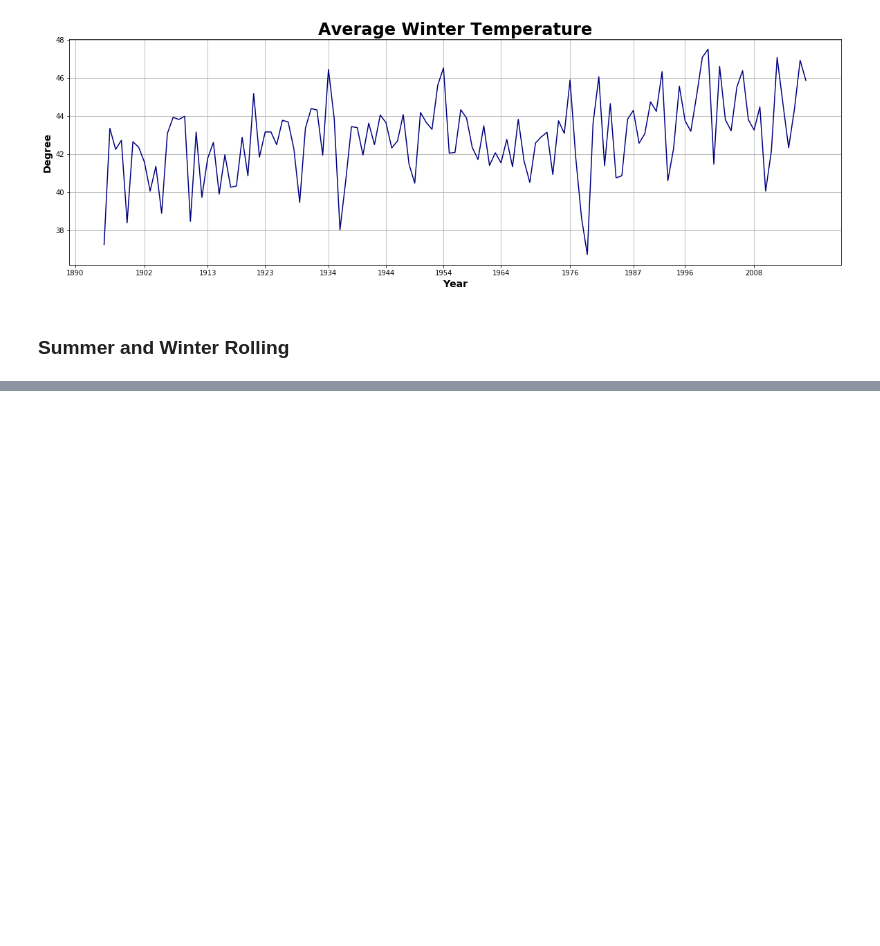
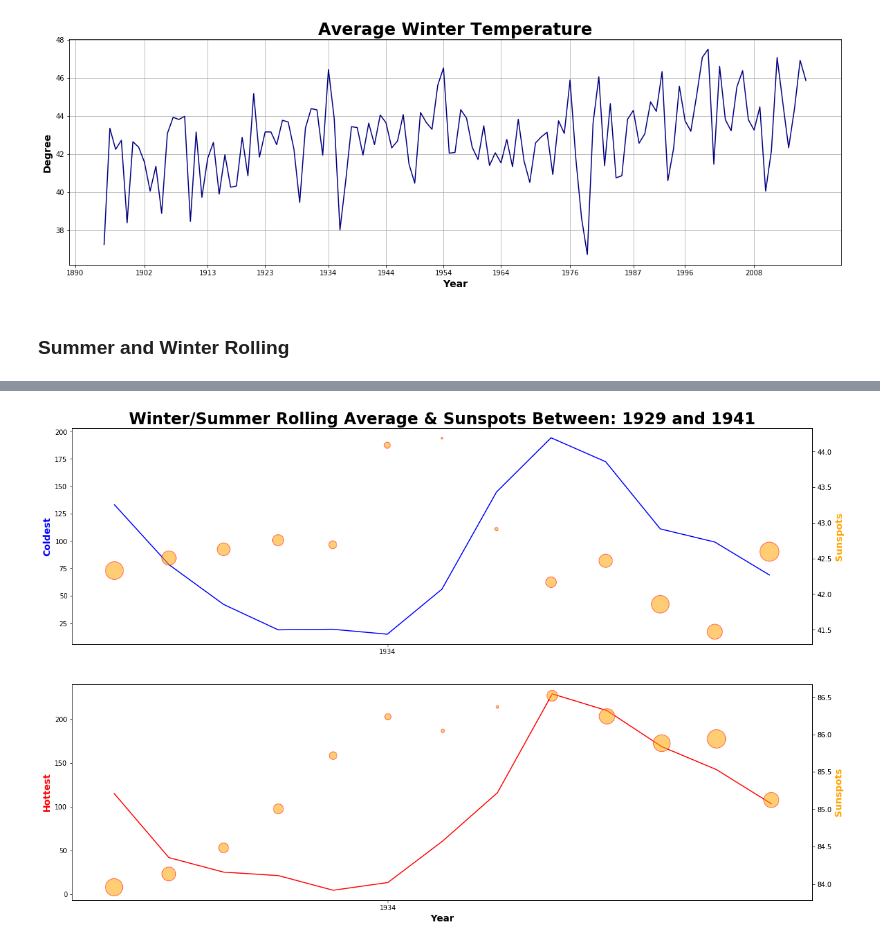
Before and after one commit to A-Grabish/solis-projectum, a Jupyter notebook: Final/Solis-Projectum-Data.Analysis.ipynb, the cells around one changed output, grey strips where cells are left out. Saved outputs shown, nothing was run; the diff lists cells and outputs as text; code cells hidden in the pictures; blank space fills up the shorter version.

```diff
--- a/Final/Solis-Projectum-Data.Analysis.ipynb
+++ b/Final/Solis-Projectum-Data.Analysis.ipynb
@@ -220,0 +302,45 @@ plt.show()
+# %%
+sunspot_winter_mean_year_range = sunspot_winter_mean_year_range.set_index("Year")
+temp_min_winter_rolling_mean_year_range = temp_min_winter_rolling_mean_year_range.set_index("Winter Year")
+
+sunspot_summer_mean_year_range = \
+    pd.DataFrame(sunspot_summer_mean_df[(pd.to_numeric(sunspot_summer_mean_df["Year"]) >= year_start) & \
+                                        (pd.to_numeric(sunspot_summer_mean_df["Year"]) <= year_end)])
+
+temp_max_summer_rolling_mean_year_range = \
+    pd.DataFrame(temp_max_summer_rolling_mean_df[(pd.to_numeric(temp_max_summer_rolling_mean_df["Year"]) >= year_start) & \
+                                                 (pd.to_numeric(temp_max_summer_rolling_mean_df["Year"]) <= year_end)])
+
+sunspot_summer_mean_year_range = sunspot_summer_mean_year_range.set_index("Year")
+temp_max_summer_rolling_mean_year_range = temp_max_summer_rolling_mean_year_range.set_index("Year")
+# %%
+# Generate the Plot
+fig1 = plt.figure(figsize = (20,6))
+fig2 = plt.figure(figsize = (20,6))
+ax1 = fig1.add_subplot(1, 1, 1)
+ax2 = ax1.twinx()
+
+ax11 = fig2.add_subplot(1, 1, 1)
+ax22 = ax11.twinx()
+
+ax1.set_title("Winter/Summer Rolling Average & Sunspots Between: "+str(year_start)+" and "+str(year_end),fontdict = {'fontsize': 24, 'fontweight': 'bold'})
+ax11.set_xlabel("Year", fontdict = {'fontsize': 14, 'fontweight': 'bold'})
+ax1.set_ylabel("Coldest", fontdict = {'fontsize': 14, 'fontweight': 'bold'}, color = "blue")
+ax11.set_ylabel("Hottest", fontdict = {'fontsize': 14, 'fontweight': 'bold'}, color = "red")
+ax2.set_ylabel("Sunspots", fontdict = {'fontsize': 14, 'fontweight': 'bold'}, color = "orange")
+ax22.set_ylabel("Sunspots", fontdict = {'fontsize': 14, 'fontweight': 'bold'}, color = "orange")
+
+ax1.set_xticks(solar_minimum_years)
+ax22.set_xticks(solar_minimum_years)
+ax1.plot(x_axis, sunspot_winter_mean_year_range, color='blue')
+ax11.plot(x_axis, sunspot_summer_mean_year_range, color='red')
+
+ax2.scatter(x_axis, temp_min_winter_rolling_mean_year_range, color='orange', edgecolors='red', s=(sunspot_winter_mean*6.5), alpha=.55)
+ax22.scatter(x_axis, temp_max_summer_rolling_mean_year_range, color='orange', edgecolors='red', s=(sunspot_summer_mean*6.5), alpha=.55)
+
+plt.savefig(plots_file_name+"Winter.Summer.Average_Sunspots_"+str(year_start)+"."+str(year_end)+".png")
+plt.grid(False)
+plt.show()
+# %% [output]
+[figure, added]
+[figure, added]
```
Also changed, not shown: parts of 13 cells of this notebook, 6 other files.
